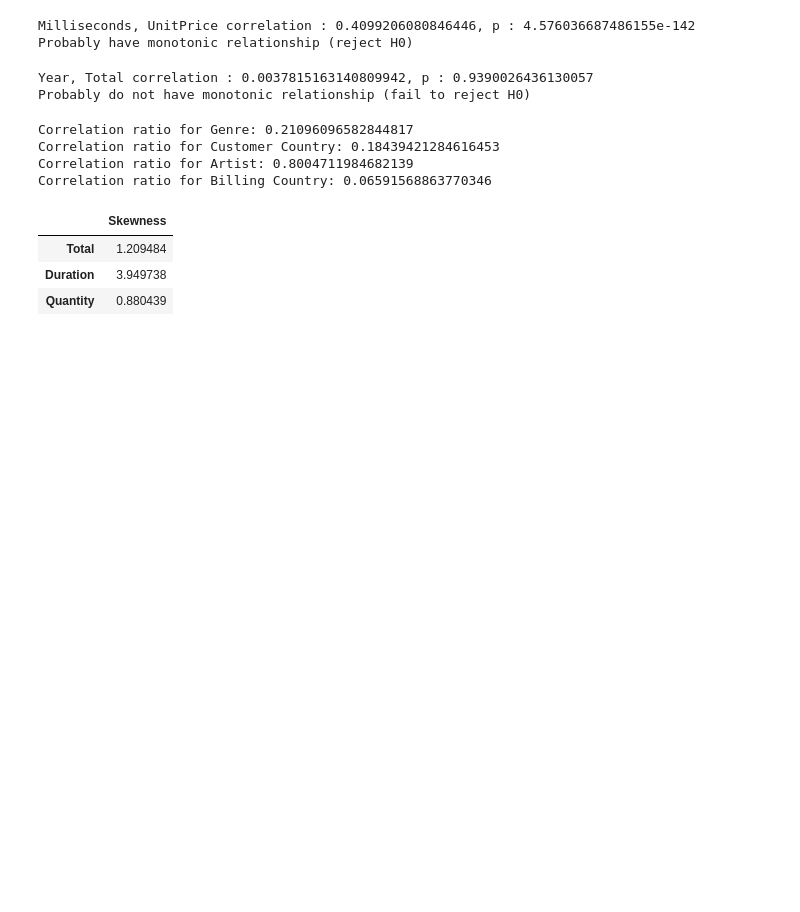
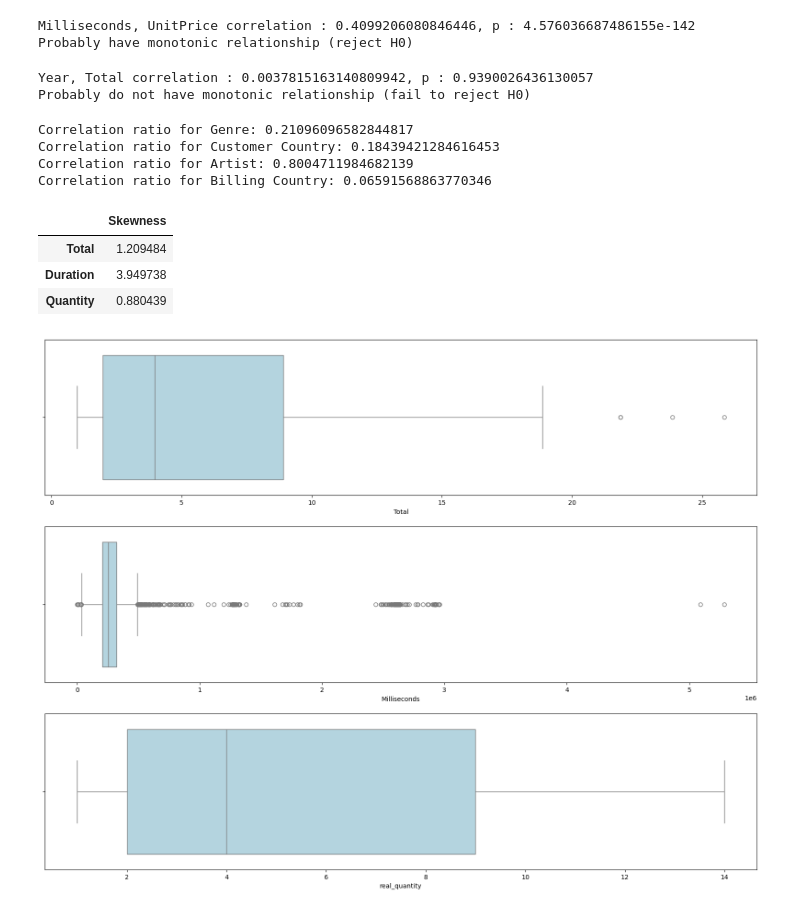
Before and after one commit to fahosseini79/Chinook_project, a Jupyter notebook: Final.ipynb, the cells around one changed output. Saved outputs shown, nothing was run; the diff lists cells and outputs as text; code cells hidden in the pictures; blank space fills up the shorter version.

Commit message:
Checking Outliers

```diff
--- a/Final.ipynb
+++ b/Final.ipynb
@@ -610,3 +610,18 @@ Skewness
 | Total | 1.209484 |
 | Duration | 3.949738 |
 | Quantity | 0.880439 |
+# %%
+#Checking for the outliers
+plt.figure(figsize= (20,15))
+plt.subplot(3,1,1)
+sns.boxplot(x= invoice.Total, color='lightblue')
+
+plt.subplot(3,1,2)
+sns.boxplot(x= track.Milliseconds, color='lightblue')
+
+plt.subplot(3,1,3)
+sns.boxplot(x= invoiceline_quantity.real_quantity, color='lightblue')
+
+plt.show()
+# %% [output]
+[figure, added]
```
Also changed, not shown: parts of 4 cells of this notebook.
